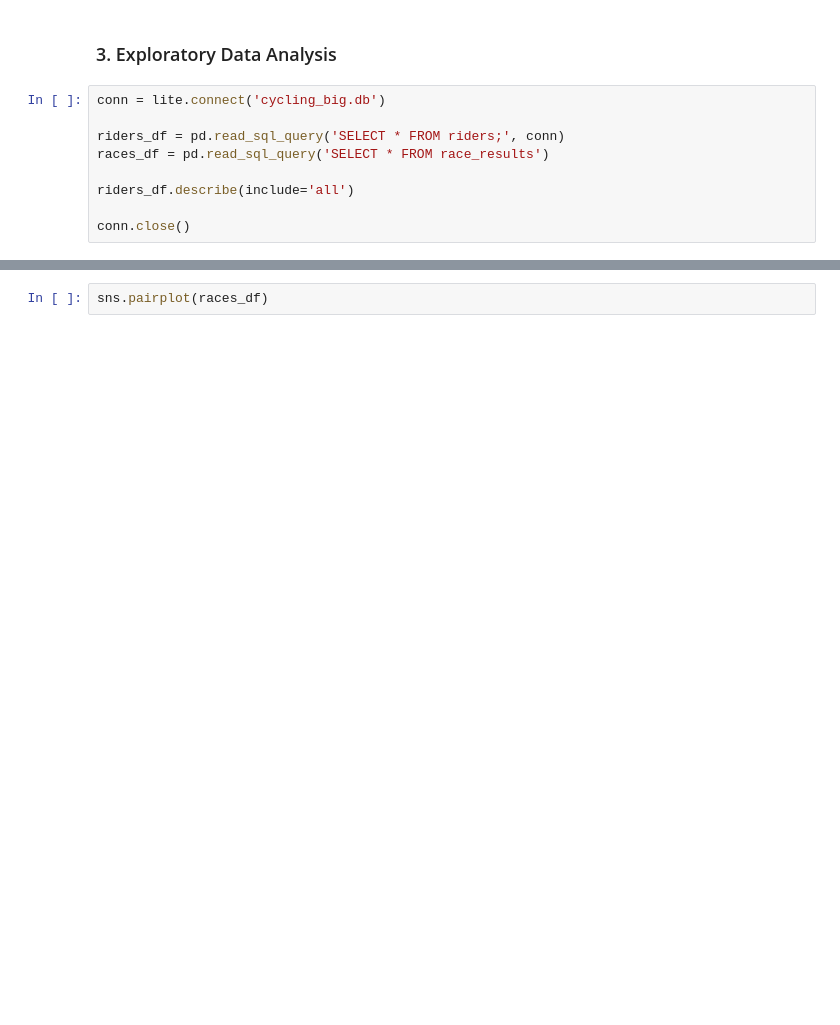
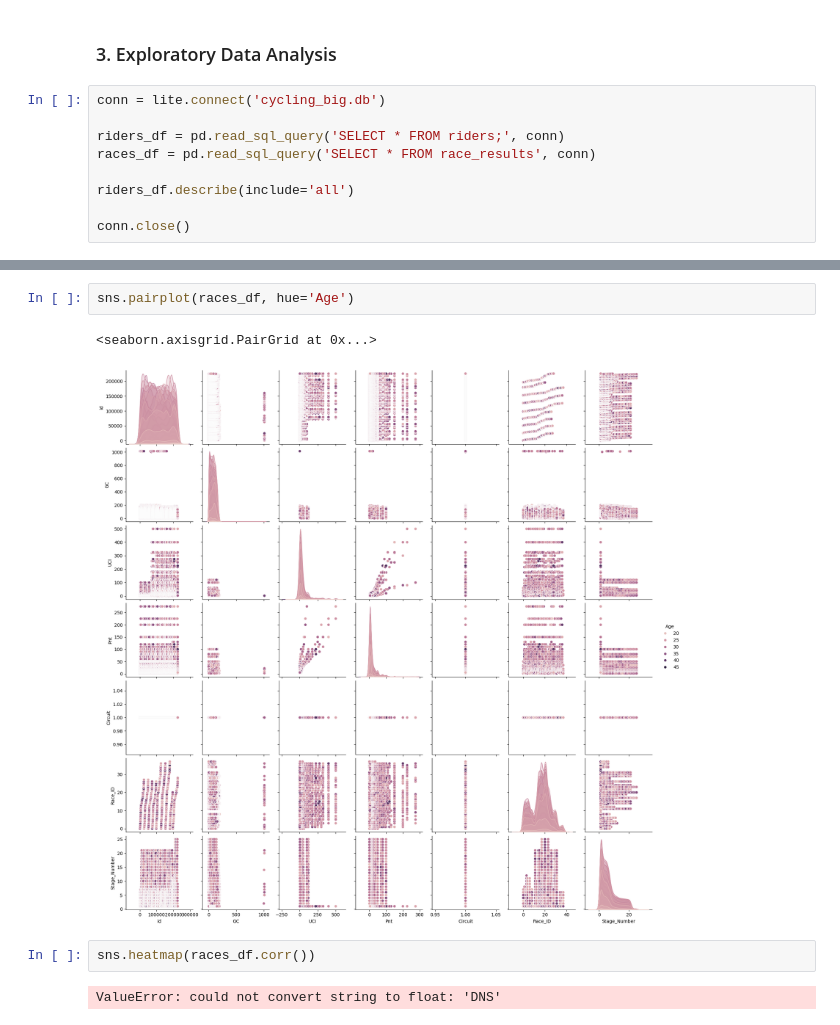
Before and after one commit to thmaz/DatSci_PI7-1, a Jupyter notebook: main.ipynb, the cells around one changed output, grey strips where cells are left out. Saved outputs shown, nothing was run; the diff lists cells and outputs as text; blank space fills up the shorter version.

Commit message:
heatmap needs fixing

```diff
--- a/main.ipynb
+++ b/main.ipynb
@@ -142,7 +142,7 @@ df.head()
 conn = lite.connect('cycling_big.db')
 
 riders_df = pd.read_sql_query('SELECT * FROM riders;', conn)
-races_df = pd.read_sql_query('SELECT * FROM race_results')
+races_df = pd.read_sql_query('SELECT * FROM race_results', conn)
 
 riders_df.describe(include='all')
 
@@ -163,2 +150,9 @@ conn.close()
 # %%
-sns.pairplot(races_df)
+sns.pairplot(races_df, hue='Age')
+# %% [output]
+<seaborn.axisgrid.PairGrid at 0x...>
+[figure, added]
+# %%
+sns.heatmap(races_df.corr())
+# %% [output]
+ValueError: could not convert string to float: 'DNS'
```
Also changed, not shown: parts of 1 cell of this notebook.
